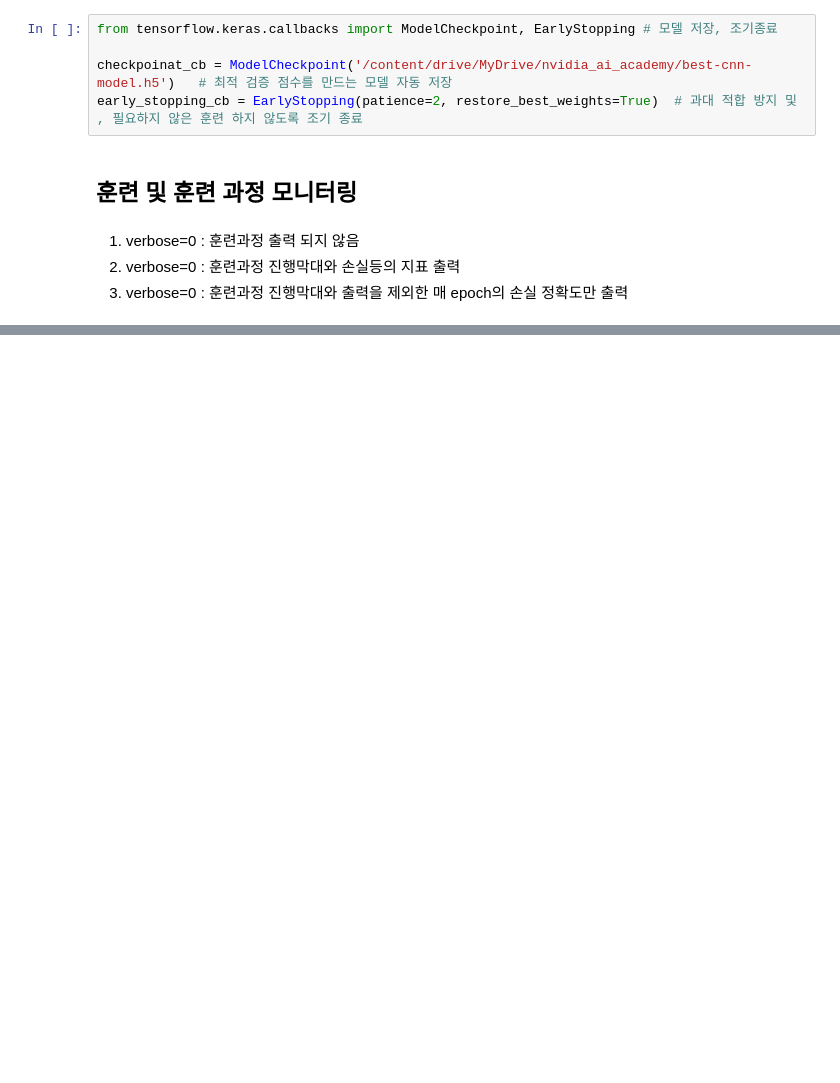
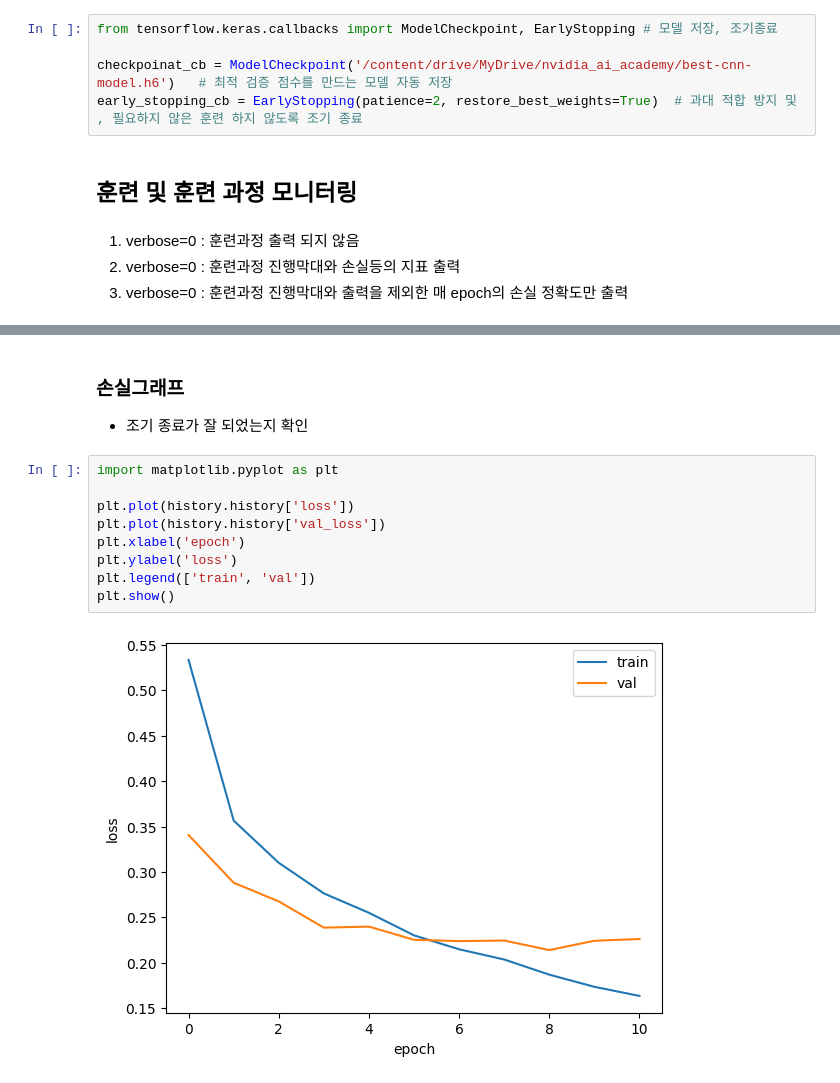
Before and after one commit to doctorpeppercokebear/computer_vision, a Jupyter notebook: CNN.ipynb, the cells around one changed output, grey strips where cells are left out. Drawn from its saved outputs; the diff is of its cells as text; blank space fills up the shorter version.

```diff
--- a/CNN.ipynb
+++ b/CNN.ipynb
@@ -197,7 +197,7 @@ model.compile(optimizer = 'adam',   # 모멘텀(관성) 최적화 + RMSprop(보
 # %%
 from tensorflow.keras.callbacks import ModelCheckpoint, EarlyStopping # 모델 저장, 조기종료
 
-checkpoinat_cb = ModelCheckpoint('/content/drive/MyDrive/nvidia_ai_academy/best-cnn-model.h5')   # 최적 검증 점수를 만드는 모델 자동 저장
+checkpoinat_cb = ModelCheckpoint('/content/drive/MyDrive/nvidia_ai_academy/best-cnn-model.h6')   # 최적 검증 점수를 만드는 모델 자동 저장
 early_stopping_cb = EarlyStopping(patience=2, restore_best_weights=True)  # 과대 적합 방지 및 , 필요하지 않은 훈련 하지 않도록 조기 종료
 # %% [markdown]
 ## 훈련 및 훈련 과정 모니터링
@@ -218,0 +230,14 @@ Epoch 3/20
+# %% [markdown]
+### 손실그래프
+* 조기 종료가 잘 되었는지 확인
+# %%
+import matplotlib.pyplot as plt
+
+plt.plot(history.history['loss'])
+plt.plot(history.history['val_loss'])
+plt.xlabel('epoch')
+plt.ylabel('loss')
+plt.legend(['train', 'val'])
+plt.show()
+# %% [output]
+[figure, added]
```
Also changed, not shown: parts of 9 cells of this notebook.
